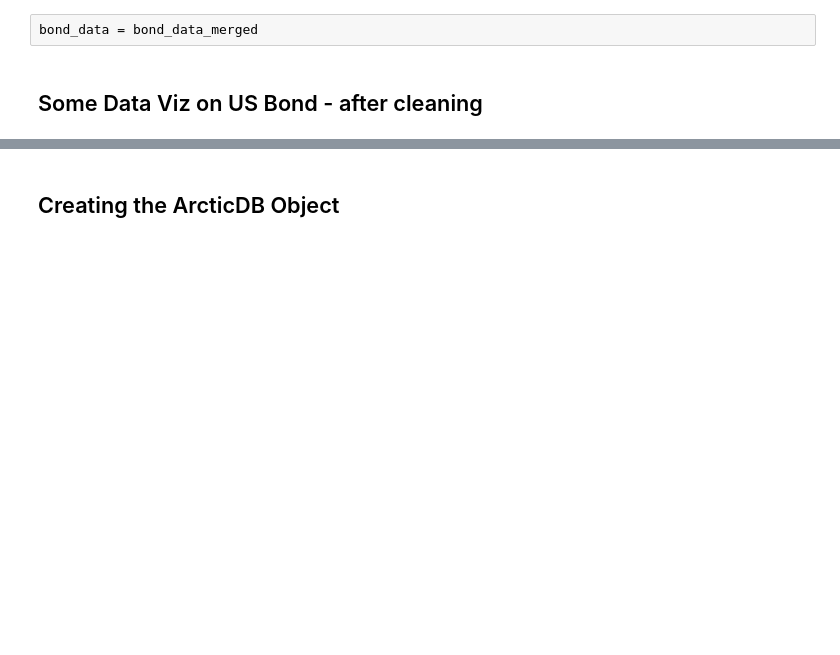
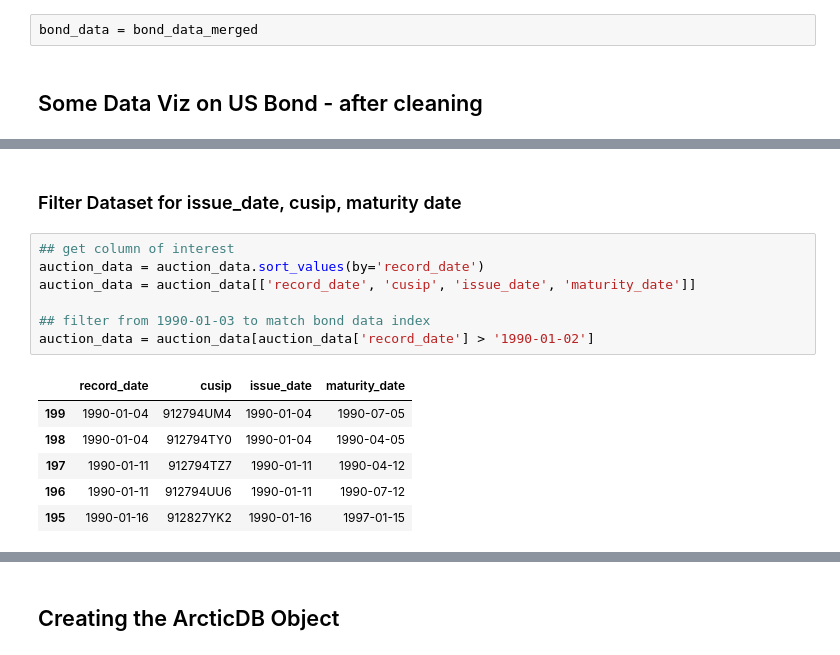
Before and after one commit to vittoriomanfriani/Fundamental-Factor-Model-for-Rates, a Jupyter notebook: data_processing.ipynb, the cells around one changed output, grey strips where cells are left out. Drawn from its saved outputs; the diff is of its cells as text; blank space fills up the shorter version.

```diff
--- a/data_processing.ipynb
+++ b/data_processing.ipynb
@@ -635,0 +767,16 @@ dtype: float64
+# %% [markdown]
+### Filter Dataset for issue_date, cusip, maturity date
+# %%
+## get column of interest
+auction_data = auction_data.sort_values(by='record_date')
+auction_data = auction_data[['record_date', 'cusip', 'issue_date', 'maturity_date']]
+
+## filter from 1990-01-03 to match bond data index
+auction_data = auction_data[auction_data['record_date'] > '1990-01-02']
+# %% [output]
+|  | record_date | cusip | issue_date | maturity_date |
+| 199 | 1990-01-04 | 912794UM4 | 1990-01-04 | 1990-07-05 |
+| 198 | 1990-01-04 | 912794TY0 | 1990-01-04 | 1990-04-05 |
+| 197 | 1990-01-11 | 912794TZ7 | 1990-01-11 | 1990-04-12 |
+| 196 | 1990-01-11 | 912794UU6 | 1990-01-11 | 1990-07-12 |
+| 195 | 1990-01-16 | 912827YK2 | 1990-01-16 | 1997-01-15 |
```
Also changed, not shown: parts of 14 cells of this notebook.
